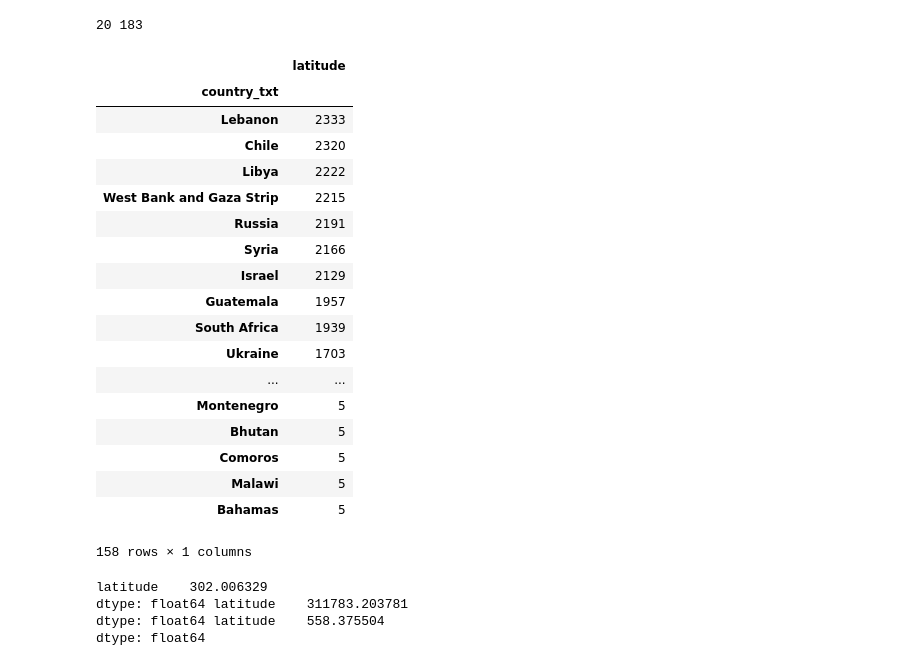
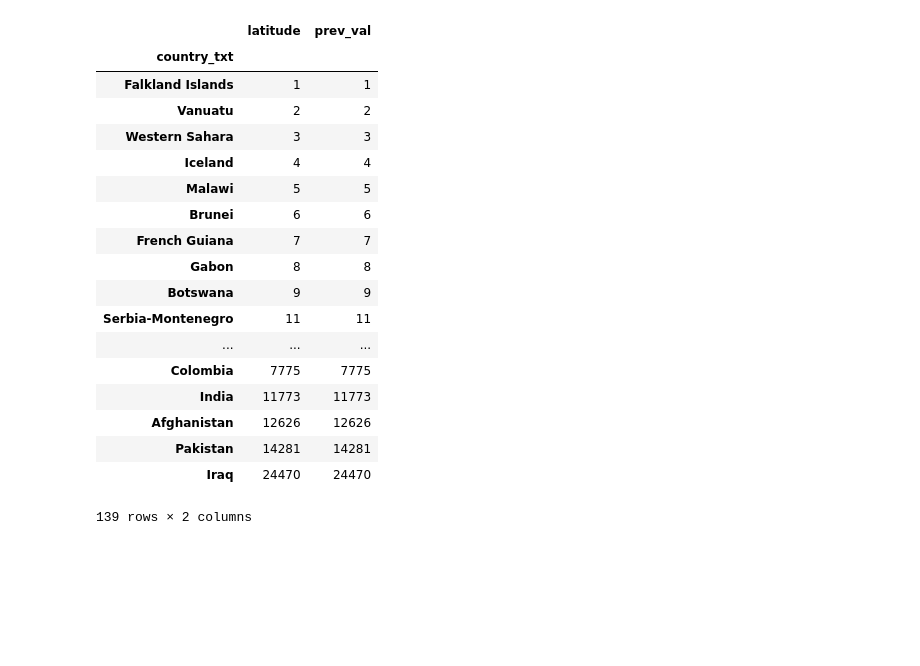
Before and after one commit to Orbitiumnos/Projects, a Jupyter notebook: Lab_2.ipynb, the cells around one changed output. Drawn from its saved outputs; the diff is of its cells as text; code cells hidden in the pictures; blank space fills up the shorter version.

```diff
--- a/Lab_2.ipynb
+++ b/Lab_2.ipynb
@@ -106,37 +112,42 @@ KeyError: 'country_txt'
+# %%
+#создаем таблицу частот общего кол-ва терактов от страны
+freq = df[['country_txt','latitude']].groupby(['country_txt']).count()
+freq = pd.DataFrame(freq.sort_values(by='latitude', ascending=True))
+
+val = freq.drop_duplicates()
+mean_val = int(val.mean(axis = 0))
+var_val = int((val.max(axis = 0)-val.min(axis = 0))*0.1)
+
+countries = []
 # %%
-min_i = int(freq.shape[0]*0.1)
-max_i = int(freq.shape[0]*0.9)
-print(min_i,max_i)
+# условие 1: с величиной которая стоит в первых и последних 10%
+min_i = int(val.shape[0]*0.1)
+max_i = int(val.shape[0]*0.9)
+df21 = freq.iloc[:min_i,:]
+df22 = freq.iloc[max_i:,:]
+
+countries = list(df21.index.values)
-# %% [output]
-20 183
-# %%
-df2 = freq.iloc[min_i:max_i,:]
-df2 = df2[(df2['latitude'] >= 5)]
-df2
-# %% [output]
-|  | latitude |
-| country_txt |  |
-| Lebanon | 2333 |
-| Chile | 2320 |
-| Libya | 2222 |
-| West Bank and Gaza Strip | 2215 |
-| Russia | 2191 |
-| Syria | 2166 |
-| Israel | 2129 |
-| Guatemala | 1957 |
-| South Africa | 1939 |
-| Ukraine | 1703 |
-| ... | ... |
-| Montenegro | 5 |
-| Bhutan | 5 |
-| Comoros | 5 |
-| Malawi | 5 |
-| Bahamas | 5 |
-158 rows × 1 columns
-# %%
-print(df2.mean(), df2.var(), df2.std())
-# %% [output]
-latitude    302.006329
-dtype: float64 latitude    311783.203781
-dtype: float64 latitude    558.375504
-dtype: float64
+# %%
+val2 = val.copy()
+val2['prev_val'] = val2['latitude']
+val2
+# %% [output]
+|  | latitude | prev_val |
+| country_txt |  |  |
+| Falkland Islands | 1 | 1 |
+| Vanuatu | 2 | 2 |
+| Western Sahara | 3 | 3 |
+| Iceland | 4 | 4 |
+| Malawi | 5 | 5 |
+| Brunei | 6 | 6 |
+| French Guiana | 7 | 7 |
+| Gabon | 8 | 8 |
+| Botswana | 9 | 9 |
+| Serbia-Montenegro | 11 | 11 |
+| ... | ... | ... |
+| Colombia | 7775 | 7775 |
+| India | 11773 | 11773 |
+| Afghanistan | 12626 | 12626 |
+| Pakistan | 14281 | 14281 |
+| Iraq | 24470 | 24470 |
+139 rows × 2 columns
```
Also changed, not shown: parts of 11 cells of this notebook.
